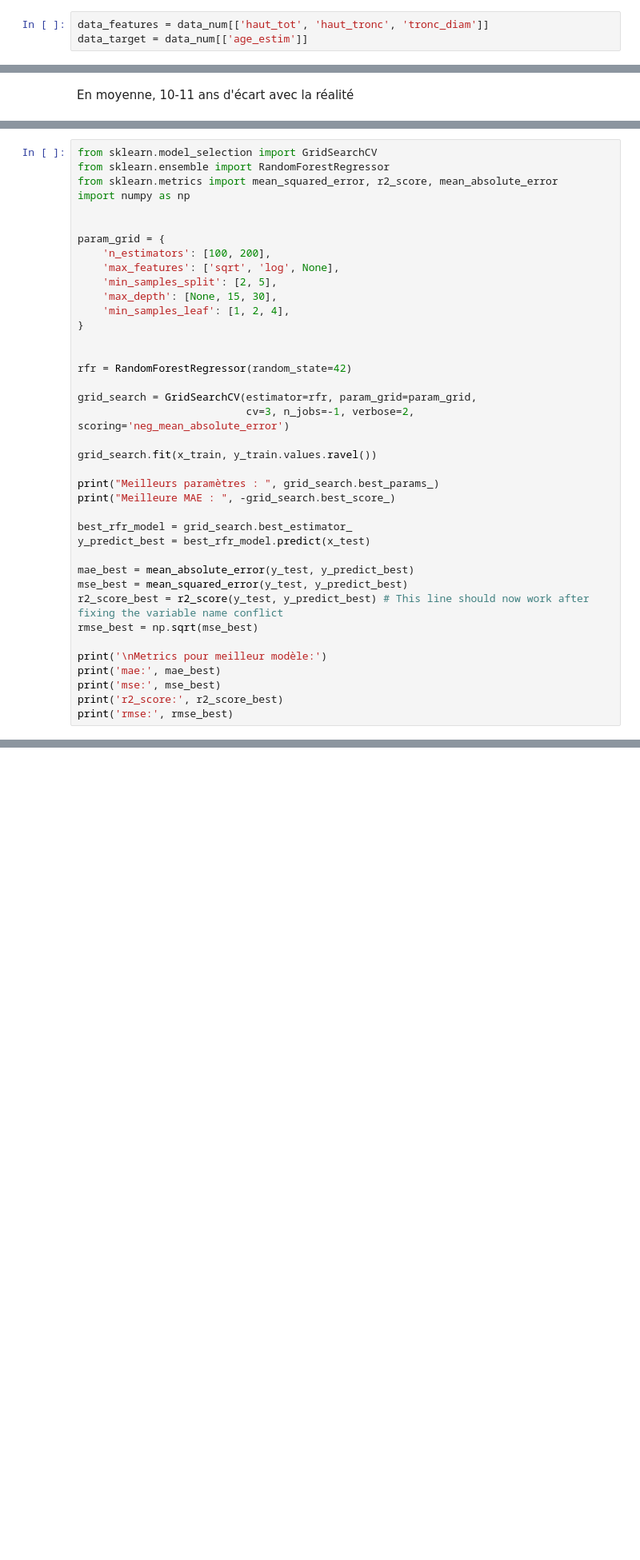
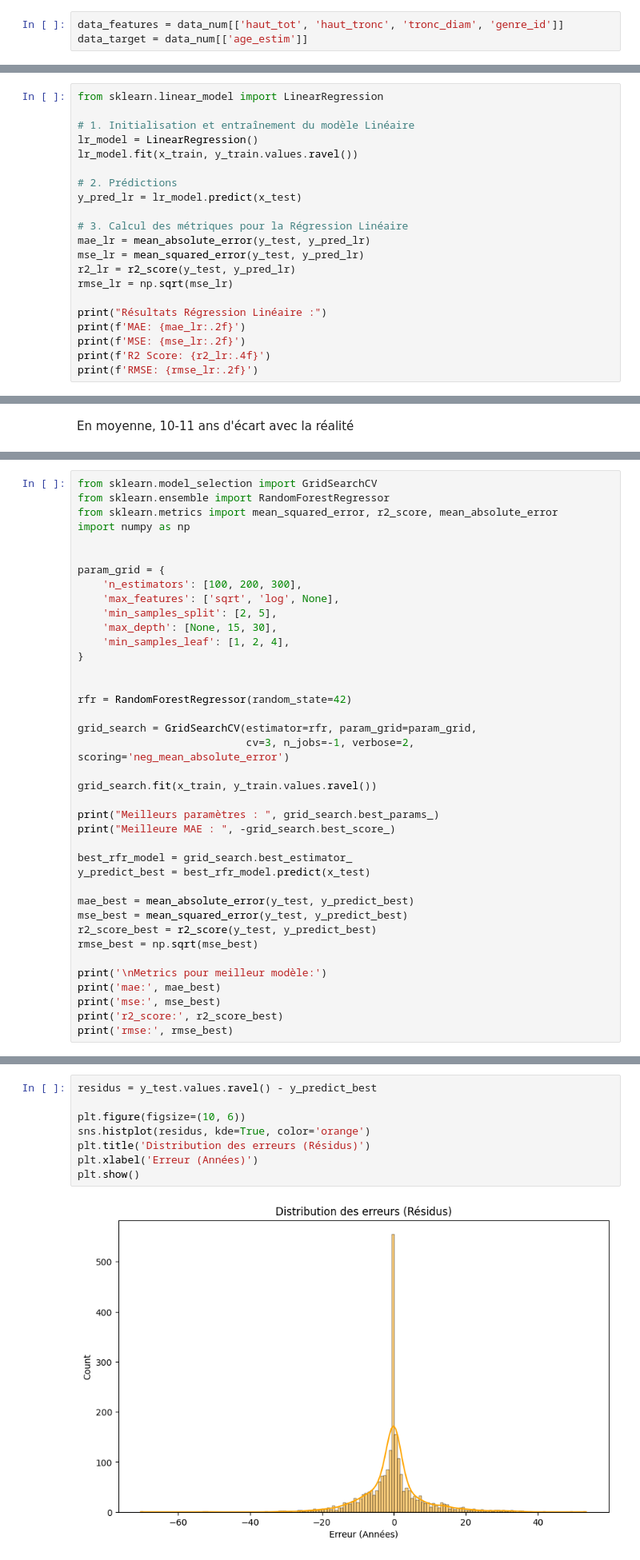
Before and after one commit to candral/Projet-Big-Data-2026, a Jupyter notebook: IA/Besoin 2/apprentissage_supervise.ipynb, the cells around one changed output, grey strips where cells are left out. Shown at 80% size. Drawn from its saved outputs; the diff is of its cells as text; blank space fills up the shorter version.

Commit message:
Feat : meilleur modèle

```diff
--- a/IA/Besoin 2/apprentissage_supervise.ipynb
+++ b/IA/Besoin 2/apprentissage_supervise.ipynb
@@ -34,5 +86,5 @@ On choisit de garder les paramètres numériques tels que haut_tot, hautçtronc
 # %%
-data_features = data_num[['haut_tot', 'haut_tronc', 'tronc_diam']]
+data_features = data_num[['haut_tot', 'haut_tronc', 'tronc_diam', 'genre_id']]
 data_target = data_num[['age_estim']]
 # %% [markdown]
 Séparer en deux sets : entrainement et test (20% de test)
@@ -63,0 +118,21 @@ Choix de l'algo d'apprentissage supervisé
+# %%
+from sklearn.linear_model import LinearRegression
+
+# 1. Initialisation et entraînement du modèle Linéaire
+lr_model = LinearRegression()
+lr_model.fit(x_train, y_train.values.ravel())
+
+# 2. Prédictions
+y_pred_lr = lr_model.predict(x_test)
+
+# 3. Calcul des métriques pour la Régression Linéaire
+mae_lr = mean_absolute_error(y_test, y_pred_lr)
+mse_lr = mean_squared_error(y_test, y_pred_lr)
+r2_lr = r2_score(y_test, y_pred_lr)
+rmse_lr = np.sqrt(mse_lr)
+
+print("Résultats Régression Linéaire :")
+print(f'MAE: {mae_lr:.2f}')
+print(f'MSE: {mse_lr:.2f}')
+print(f'R2 Score: {r2_lr:.4f}')
+print(f'RMSE: {rmse_lr:.2f}')
@@ -99,7 +181,7 @@ import numpy as np
 
 
 param_grid = {
-    'n_estimators': [100, 200],
+    'n_estimators': [100, 200, 300],
     'max_features': ['sqrt', 'log', None],
     'min_samples_split': [2, 5],
     'max_depth': [None, 15, 30],
@@ -122,7 +204,7 @@ y_predict_best = best_rfr_model.predict(x_test)
 
 mae_best = mean_absolute_error(y_test, y_predict_best)
 mse_best = mean_squared_error(y_test, y_predict_best)
-r2_score_best = r2_score(y_test, y_predict_best) # This line should now work after fixing the variable name conflict
+r2_score_best = r2_score(y_test, y_predict_best)
 rmse_best = np.sqrt(mse_best)
 
 print('\nMetrics pour meilleur modèle:')
@@ -169,0 +244,10 @@ Best model saved as 'best_random_forest_model.pkl'
+# %%
+residus = y_test.values.ravel() - y_predict_best
+
+plt.figure(figsize=(10, 6))
+sns.histplot(residus, kde=True, color='orange')
+plt.title('Distribution des erreurs (Résidus)')
+plt.xlabel('Erreur (Années)')
+plt.show()
+# %% [output]
+[figure, added]
```
Also changed, not shown: parts of 22 cells of this notebook, 9 other files.
